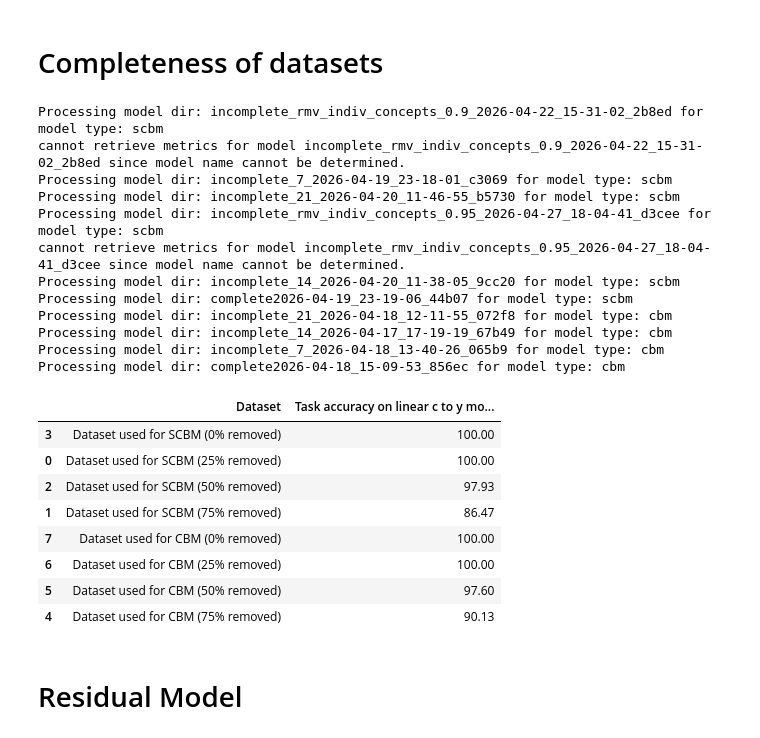
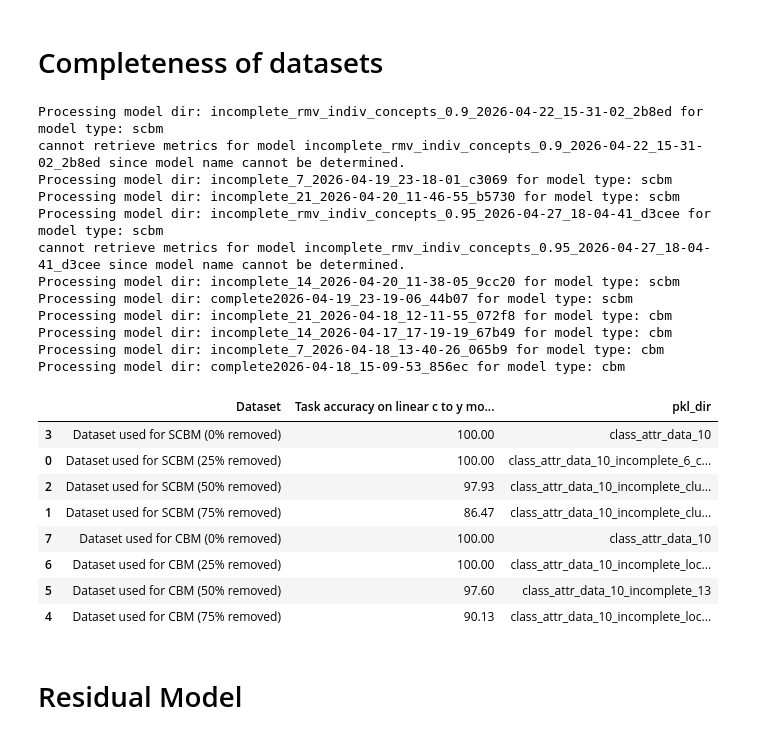
Before and after one commit to stephenmarcou/SCBM_implementation, a Jupyter notebook: results.ipynb, the cells around one changed output. Saved outputs shown, nothing was run; the diff lists cells and outputs as text; code cells hidden in the pictures.

```diff
--- a/results.ipynb
+++ b/results.ipynb
@@ -10,11 +12,6 @@ import ast
 # %%
-
-
-model_dir = "incomplete_21_2026-04-17_10-13-55_f3d9e"
-
-
-def extract_info_from_intervention_log(model_dir, model_type="scbm"):
-    experiment_path = os.path.join("experiments", model_type, "CUB")
+def extract_info_from_intervention_log(model_dir, model_type="scbm", dataset="CUB"):
+    experiment_path = os.path.join("experiments", model_type, dataset)
     concepts_intervened_list = []
     y_accuracies_list = []
     c_accuracies_list = []
@@ -323,7 +319,7 @@ def retrieve_num_attr_groups_removed(pkl_dir):
 
 model_types = ["scbm", "cbm"]
 
-df_dict = {"Dataset": [], "Task accuracy on linear c to y model (%)": []}
+df_dict = {"Dataset": [], "Task accuracy on linear c to y model (%)": [], "pkl_dir": []}
 
 for model_type in model_types:
     model_dir_path = os.path.join("experiments", model_type, "CUB")
@@ -360,43 +356,45 @@ for model_type in model_types:
             #print(f"Model: {model_dir}, Test accuracy: {y_accuracy:.2f}%")
             df_dict["Dataset"].append(model_name)
             df_dict["Task accuracy on linear c to y model (%)"].append(y_accuracy)
+            df_dict["pkl_dir"].append(pkl_dir)
 
 
 
 df_c_to_y = pd.DataFrame(df_dict)
+# Sort such that we group by model type and then sort by percentage of attribute groups removed within each model type
 df_sorted = (
     df_c_to_y.assign(
         model=df_c_to_y["Dataset"].str.extract(r'for (\w+)'),
         pct=df_c_to_y["Dataset"].str.extract(r'\((\d+)%').astype(int)
     )
     .sort_values(["model", "pct"], ascending=[False, True])
     .drop(columns=["model", "pct"])
 )
 
 
 df_sorted.head(10)
 # %% [output]
 Processing model dir: incomplete_rmv_indiv_concepts_0.9_2026-04-22_15-31-02_2b8ed for model type: scbm
 cannot retrieve metrics for model incomplete_rmv_indiv_concepts_0.9_2026-04-22_15-31-02_2b8ed since model name cannot be determined.
 Processing model dir: incomplete_7_2026-04-19_23-18-01_c3069 for model type: scbm
 Processing model dir: incomplete_21_2026-04-20_11-46-55_b5730 for model type: scbm
 Processing model dir: incomplete_rmv_indiv_concepts_0.95_2026-04-27_18-04-41_d3cee for model type: scbm
 cannot retrieve metrics for model incomplete_rmv_indiv_concepts_0.95_2026-04-27_18-04-41_d3cee since model name cannot be determined.
 Processing model dir: incomplete_14_2026-04-20_11-38-05_9cc20 for model type: scbm
 Processing model dir: complete2026-04-19_23-19-06_44b07 for model type: scbm
 Processing model dir: incomplete_21_2026-04-18_12-11-55_072f8 for model type: cbm
 Processing model dir: incomplete_14_2026-04-17_17-19-19_67b49 for model type: cbm
 Processing model dir: incomplete_7_2026-04-18_13-40-26_065b9 for model type: cbm
 Processing model dir: complete2026-04-18_15-09-53_856ec for model type: cbm
-|  | Dataset | Task accuracy on linear c to y mo... |
-| 3 | Dataset used for SCBM (0% removed) | 100.00 |
-| 0 | Dataset used for SCBM (25% removed) | 100.00 |
-| 2 | Dataset used for SCBM (50% removed) | 97.93 |
-| 1 | Dataset used for SCBM (75% removed) | 86.47 |
-| 7 | Dataset used for CBM (0% removed) | 100.00 |
-| 6 | Dataset used for CBM (25% removed) | 100.00 |
-| 5 | Dataset used for CBM (50% removed) | 97.60 |
-| 4 | Dataset used for CBM (75% removed) | 90.13 |
+|  | Dataset | Task accuracy on linear c to y mo... | pkl_dir |
+| 3 | Dataset used for SCBM (0% removed) | 100.00 | class_attr_data_10 |
+| 0 | Dataset used for SCBM (25% removed) | 100.00 | class_attr_data_10_incomplete_6_c... |
+| 2 | Dataset used for SCBM (50% removed) | 97.93 | class_attr_data_10_incomplete_clu... |
+| 1 | Dataset used for SCBM (75% removed) | 86.47 | class_attr_data_10_incomplete_clu... |
+| 7 | Dataset used for CBM (0% removed) | 100.00 | class_attr_data_10 |
+| 6 | Dataset used for CBM (25% removed) | 100.00 | class_attr_data_10_incomplete_loc... |
+| 5 | Dataset used for CBM (50% removed) | 97.60 | class_attr_data_10_incomplete_13 |
+| 4 | Dataset used for CBM (75% removed) | 90.13 | class_attr_data_10_incomplete_loc... |
 # %% [markdown]
 # Residual Model
 # %%
```
Also changed, not shown: parts of 16 cells of this notebook, 5 other files.
